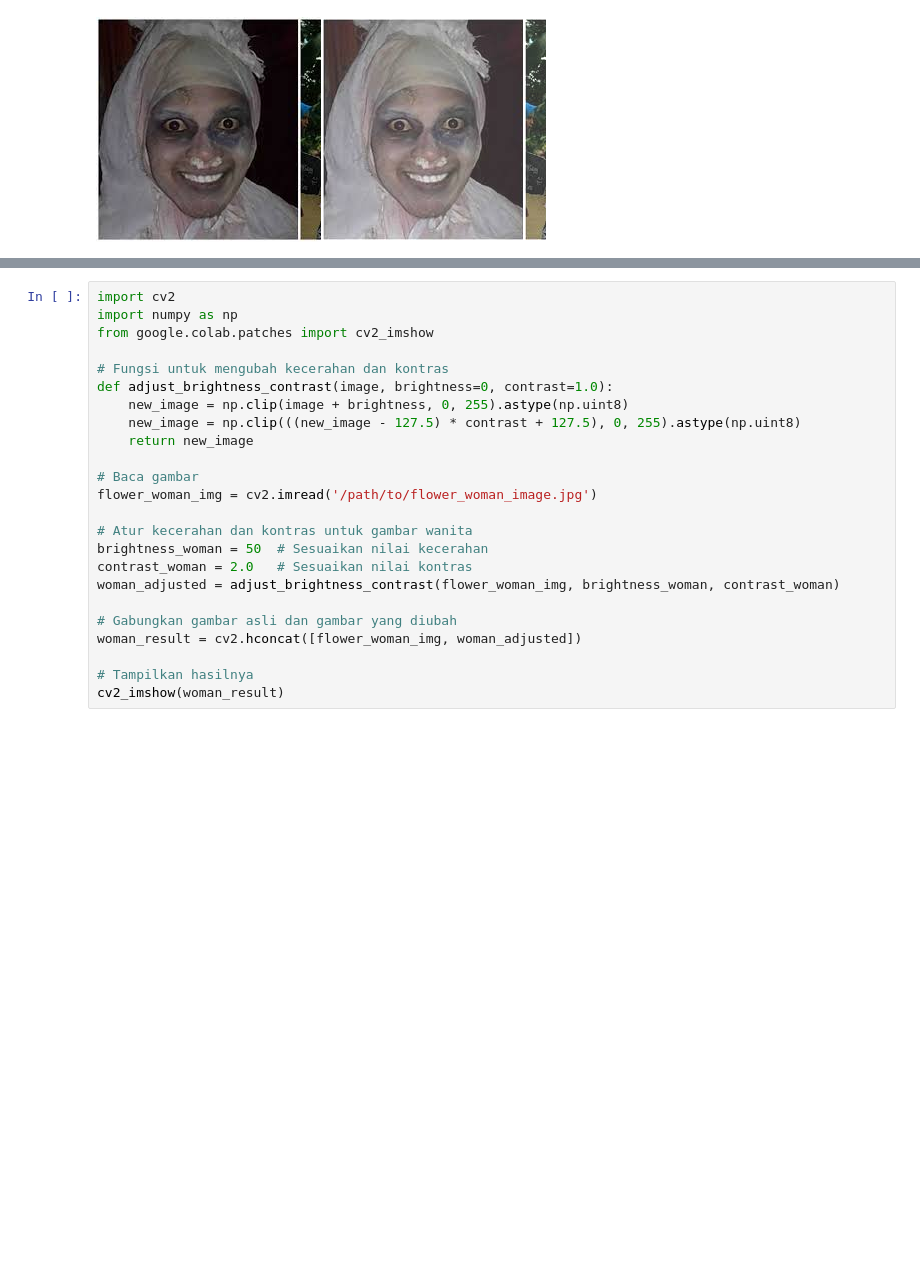
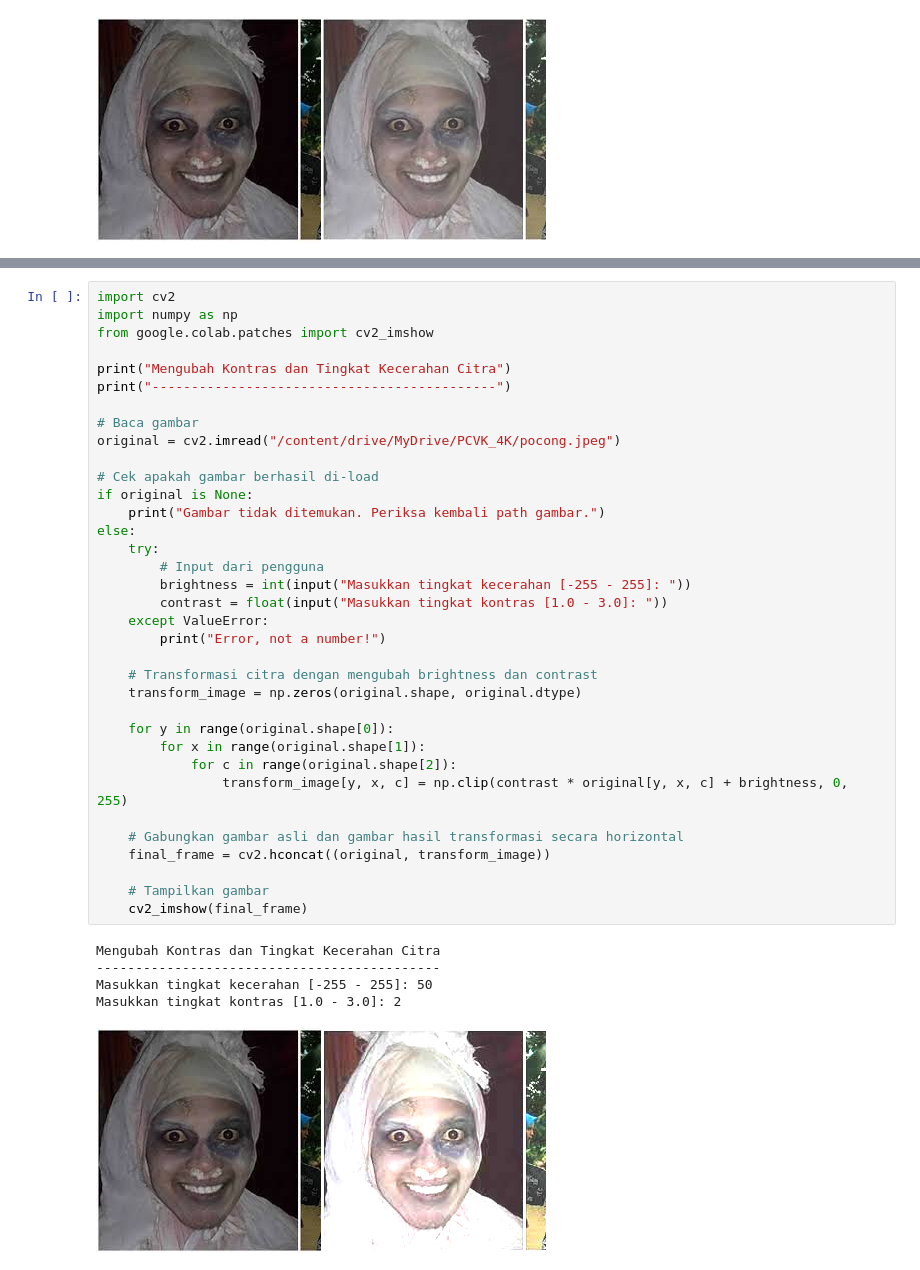
Before and after one commit to bayugilangpamungkas/PCVK_Ganjil_2021, a Jupyter notebook: week3.ipynb, the cells around one changed output, grey strips where cells are left out. Cells and saved outputs as stored; diff of their text form; blank space fills up the shorter version.

```diff
--- a/week3.ipynb
+++ b/week3.ipynb
@@ -73,24 +90,41 @@ TypeError: unsupported operand type(s) for +: 'NoneType' and 'int'
-# %%
-import cv2
-import numpy as np
-from google.colab.patches import cv2_imshow
-
-# Fungsi untuk mengubah kecerahan dan kontras
-def adjust_brightness_contrast(image, brightness=0, contrast=1.0):
-    new_image = np.clip(image + brightness, 0, 255).astype(np.uint8)
-    new_image = np.clip(((new_image - 127.5) * contrast + 127.5), 0, 255).astype(np.uint8)
-    return new_image
-
-# Baca gambar
-flower_woman_img = cv2.imread('/path/to/flower_woman_image.jpg')
-
-# Atur kecerahan dan kontras untuk gambar wanita
-brightness_woman = 50  # Sesuaikan nilai kecerahan
-contrast_woman = 2.0   # Sesuaikan nilai kontras
-woman_adjusted = adjust_brightness_contrast(flower_woman_img, brightness_woman, contrast_woman)
-
-# Gabungkan gambar asli dan gambar yang diubah
-woman_result = cv2.hconcat([flower_woman_img, woman_adjusted])
-
-# Tampilkan hasilnya
-cv2_imshow(woman_result)
+# %%
+import cv2
+import numpy as np
+from google.colab.patches import cv2_imshow
+
+print("Mengubah Kontras dan Tingkat Kecerahan Citra")
+print("--------------------------------------------")
+
+# Baca gambar
+original = cv2.imread("/content/drive/MyDrive/PCVK_4K/pocong.jpeg")
+
+# Cek apakah gambar berhasil di-load
+if original is None:
+    print("Gambar tidak ditemukan. Periksa kembali path gambar.")
+else:
+    try:
+        # Input dari pengguna
+        brightness = int(input("Masukkan tingkat kecerahan [-255 - 255]: "))
+        contrast = float(input("Masukkan tingkat kontras [1.0 - 3.0]: "))
+    except ValueError:
+        print("Error, not a number!")
+
+    # Transformasi citra dengan mengubah brightness dan contrast
+    transform_image = np.zeros(original.shape, original.dtype)
+
+    for y in range(original.shape[0]):
+        for x in range(original.shape[1]):
+            for c in range(original.shape[2]):
+                transform_image[y, x, c] = np.clip(contrast * original[y, x, c] + brightness, 0, 255)
+
+    # Gabungkan gambar asli dan gambar hasil transformasi secara horizontal
+    final_frame = cv2.hconcat((original, transform_image))
+
+    # Tampilkan gambar
+    cv2_imshow(final_frame)
+# %% [output]
+Mengubah Kontras dan Tingkat Kecerahan Citra
+--------------------------------------------
+Masukkan tingkat kecerahan [-255 - 255]: 50
+Masukkan tingkat kontras [1.0 - 3.0]: 2
+[figure, added]
```
Also changed, not shown: parts of 6 cells of this notebook.
